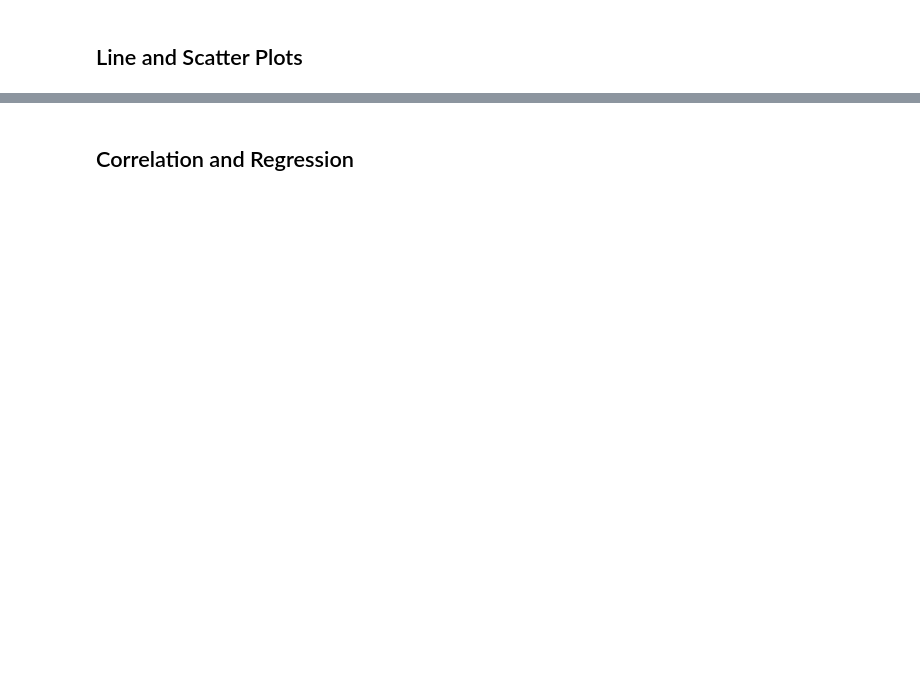
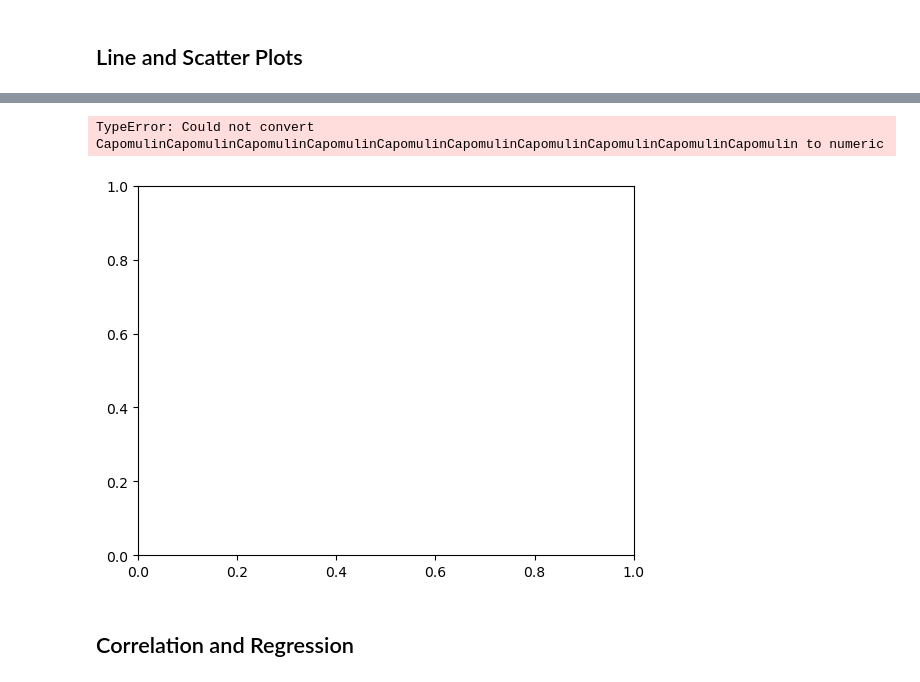
Before and after one commit to davisdw/Data-Visualization-Challenge, a Jupyter notebook: Pymaceuticals/pymaceuticals_starter.ipynb, the cells around one changed output, grey strips where cells are left out. Cells and saved outputs as stored; diff of their text form; code cells hidden in the pictures; blank space fills up the shorter version.

```diff
--- a/Pymaceuticals/pymaceuticals_starter.ipynb
+++ b/Pymaceuticals/pymaceuticals_starter.ipynb
@@ -365,2 +376,15 @@ TypeError: unhashable type: 'Series'
+# %%
+# Generate a scatter plot of mouse weight vs. the average observed tumor volume for the entire Capomulin regimen
+fig1, ax1 = plt.subplots()
+average_capomulin_vol = capomulin_drug_df.groupby(capomulin_drug_df["Mouse ID"]).mean()["Tumor Volume (mm3)"]
+
+marker_size = 15
+plt.scatter(average_capomulin_vol['Weight (g)'], average_capomulin_vol['Tumor Volume (mm3)'], color="red")
+plt.title('Mouse Weight Versus Average Tumor Volume')
+plt.xlabel('Weight (g)',fontsize =14)
+plt.ylabel('Average Tumor Volume (mm3)')
+# %% [output]
+TypeError: Could not convert CapomulinCapomulinCapomulinCapomulinCapomulinCapomulinCapomulinCapomulinCapomulinCapomulin to numeric
+[figure, added]
 # %% [markdown]
 ## Correlation and Regression
```
Also changed, not shown: parts of 9 cells of this notebook.
